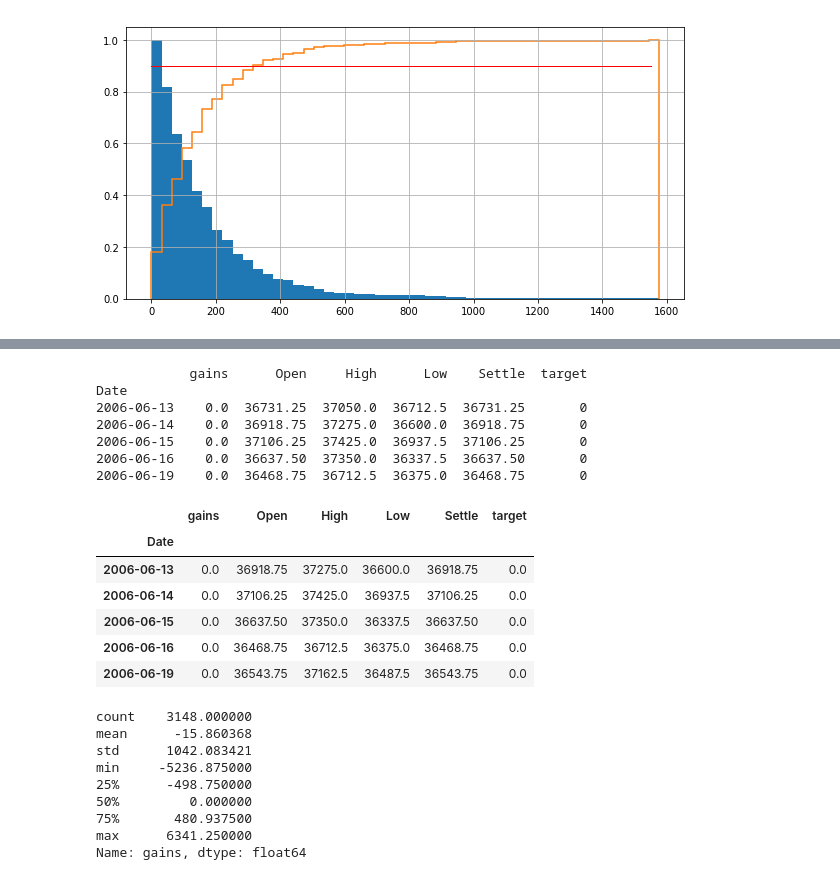
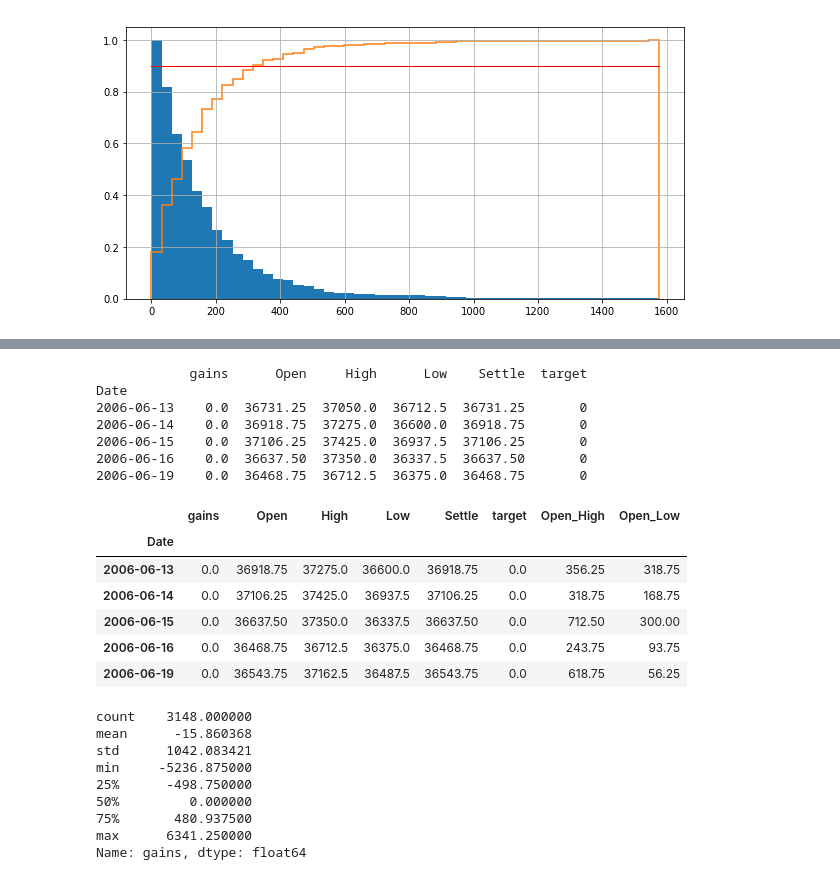
Before and after one commit to IzidoroBaltazar/MachineLearningEngineer, a Jupyter notebook: capstone_project/trading_project.ipynb, the cells around one changed output, grey strips where cells are left out. Cells and saved outputs as stored; diff of their text form; code cells hidden in the pictures.

```diff
--- a/capstone_project/trading_project.ipynb
+++ b/capstone_project/trading_project.ipynb
@@ -328,24 +341,25 @@ sns.distplot(tuple(sr), ax=ax)
 # %%
 # coffee contract size is 37,500 pounds price is in cents per pound
 contracts = 375
 treshold = 275
 coffee_gains = create_trade_outcomes(coffee, contracts, treshold)
+coffee_gains = stop_loss_gen(coffee_gains)
 coffee_gains.head(5)
 # %% [output]
             gains      Open     High      Low    Settle  target
 Date
 2006-06-13    0.0  36731.25  37050.0  36712.5  36731.25       0
 2006-06-14    0.0  36918.75  37275.0  36600.0  36918.75       0
 2006-06-15    0.0  37106.25  37425.0  36937.5  37106.25       0
 2006-06-16    0.0  36637.50  37350.0  36337.5  36637.50       0
 2006-06-19    0.0  36468.75  36712.5  36375.0  36468.75       0
-|  | gains | Open | High | Low | Settle | target |
-| Date |  |  |  |  |  |  |
-| 2006-06-13 | 0.0 | 36918.75 | 37275.0 | 36600.0 | 36918.75 | 0.0 |
-| 2006-06-14 | 0.0 | 37106.25 | 37425.0 | 36937.5 | 37106.25 | 0.0 |
-| 2006-06-15 | 0.0 | 36637.50 | 37350.0 | 36337.5 | 36637.50 | 0.0 |
-| 2006-06-16 | 0.0 | 36468.75 | 36712.5 | 36375.0 | 36468.75 | 0.0 |
-| 2006-06-19 | 0.0 | 36543.75 | 37162.5 | 36487.5 | 36543.75 | 0.0 |
+|  | gains | Open | High | Low | Settle | target | Open_High | Open_Low |
+| Date |  |  |  |  |  |  |  |  |
+| 2006-06-13 | 0.0 | 36918.75 | 37275.0 | 36600.0 | 36918.75 | 0.0 | 356.25 | 318.75 |
+| 2006-06-14 | 0.0 | 37106.25 | 37425.0 | 36937.5 | 37106.25 | 0.0 | 318.75 | 168.75 |
+| 2006-06-15 | 0.0 | 36637.50 | 37350.0 | 36337.5 | 36637.50 | 0.0 | 712.50 | 300.00 |
+| 2006-06-16 | 0.0 | 36468.75 | 36712.5 | 36375.0 | 36468.75 | 0.0 | 243.75 | 93.75 |
+| 2006-06-19 | 0.0 | 36543.75 | 37162.5 | 36487.5 | 36543.75 | 0.0 | 618.75 | 56.25 |
 # %%
 coffee_gains.gains.describe()
 # %% [output]
```
Also changed, not shown: parts of 19 cells of this notebook.
